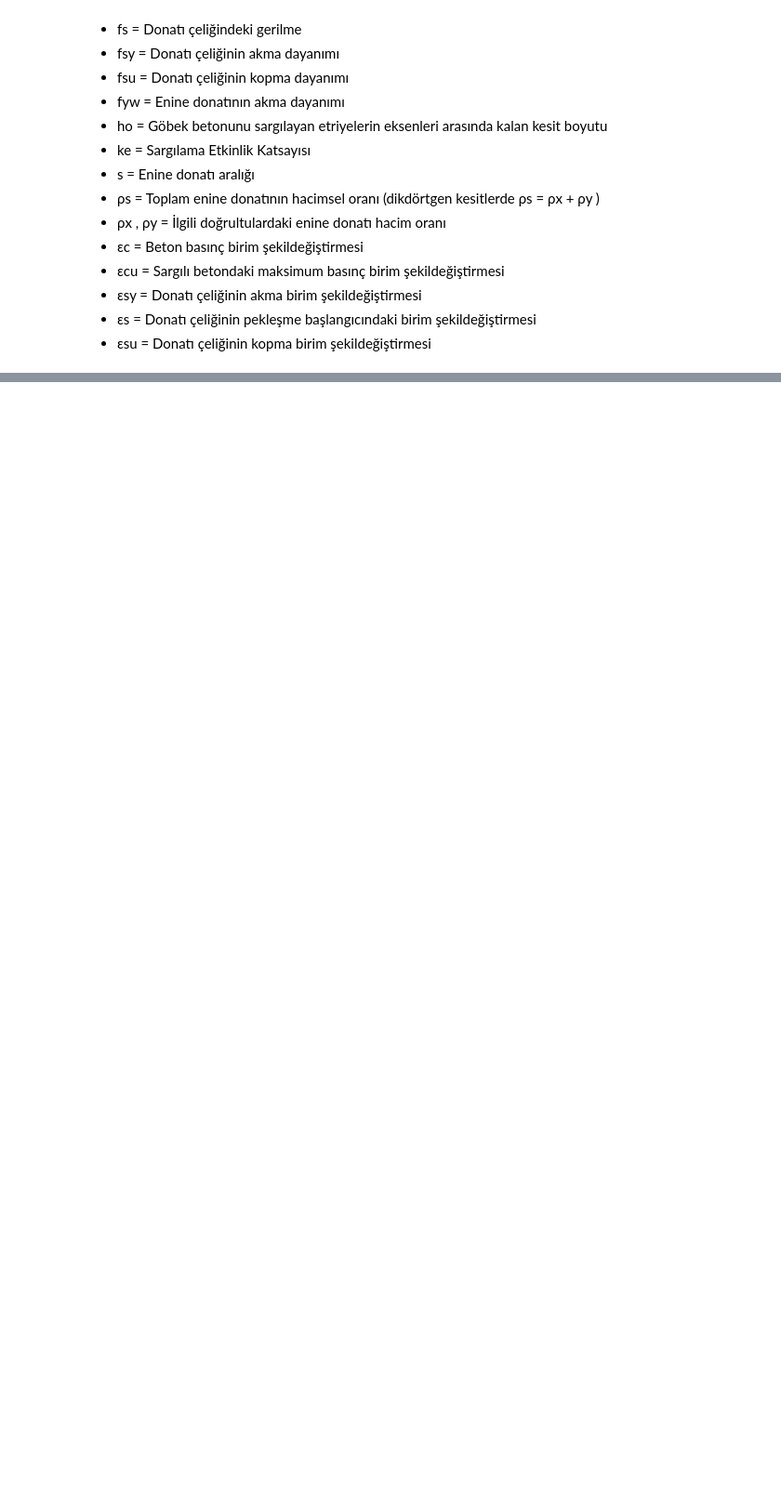
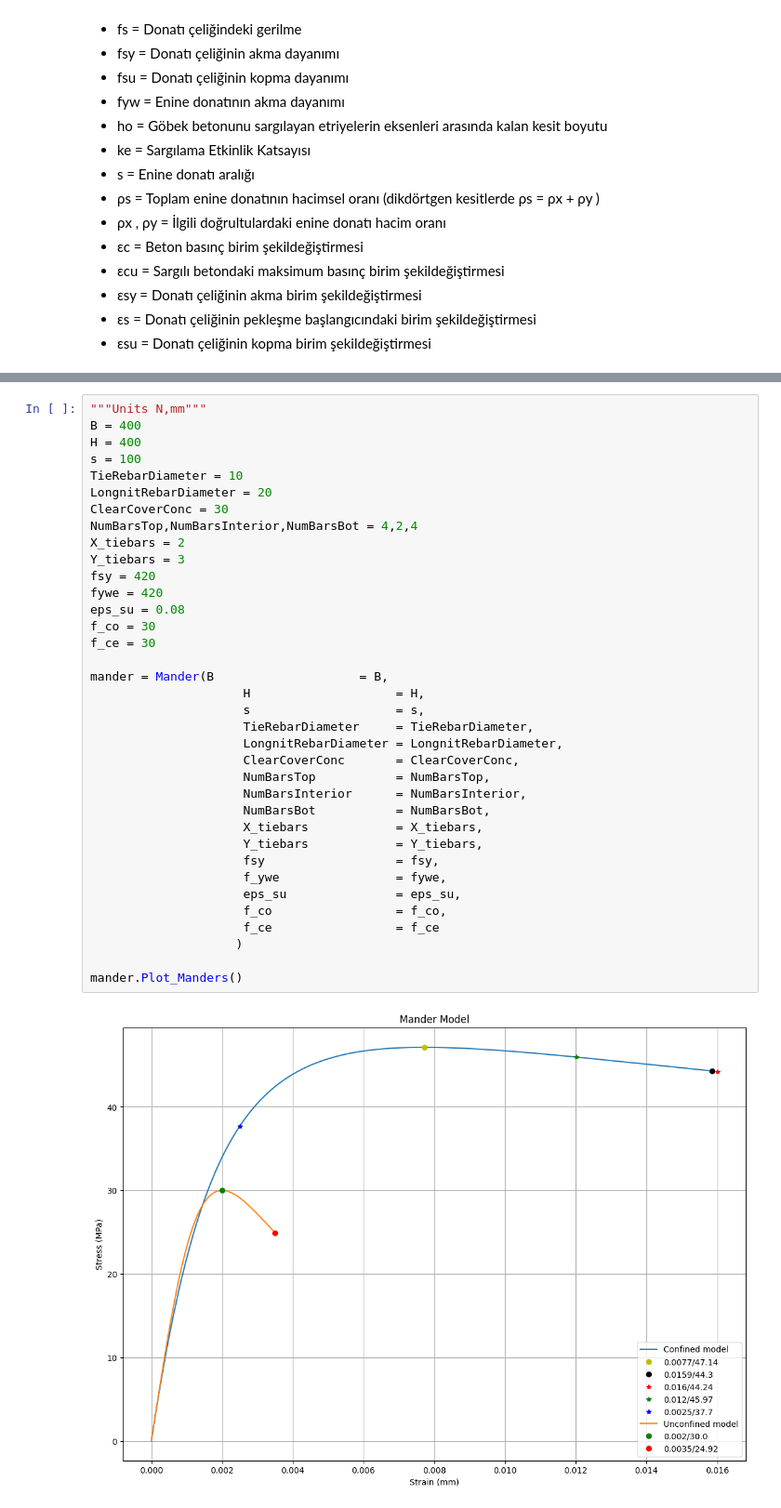
Before and after one commit to muhammedsural/TSC2018_Design, a Jupyter notebook: Malzememodelleri.ipynb, the cells around one changed output, grey strips where cells are left out. Shown at 93% size. Drawn from its saved outputs; the diff is of its cells as text; blank space fills up the shorter version.

```diff
--- a/Malzememodelleri.ipynb
+++ b/Malzememodelleri.ipynb
@@ -386,0 +29,38 @@ fc = Get_fc(f_cc =fcc, x =x, r =r)
+# %%
+"""Units N,mm"""
+B = 400
+H = 400
+s = 100
+TieRebarDiameter = 10
+LongnitRebarDiameter = 20
+ClearCoverConc = 30
+NumBarsTop,NumBarsInterior,NumBarsBot = 4,2,4
+X_tiebars = 2
+Y_tiebars = 3
+fsy = 420
+fywe = 420
+eps_su = 0.08
+f_co = 30
+f_ce = 30
+
+mander = Mander(B                    = B,
+                     H                    = H,
+                     s                    = s,
+                     TieRebarDiameter     = TieRebarDiameter,
+                     LongnitRebarDiameter = LongnitRebarDiameter,
+                     ClearCoverConc       = ClearCoverConc,
+                     NumBarsTop           = NumBarsTop,
+                     NumBarsInterior      = NumBarsInterior,
+                     NumBarsBot           = NumBarsBot,
+                     X_tiebars            = X_tiebars,
+                     Y_tiebars            = Y_tiebars,
+                     fsy                  = fsy,
+                     f_ywe                = fywe,
+                     eps_su               = eps_su,
+                     f_co                 = f_co,
+                     f_ce                 = f_ce
+                    )
+
+mander.Plot_Manders()
+# %% [output]
+[figure, added]
```
Also changed, not shown: parts of 9 cells of this notebook, 3 other files.
